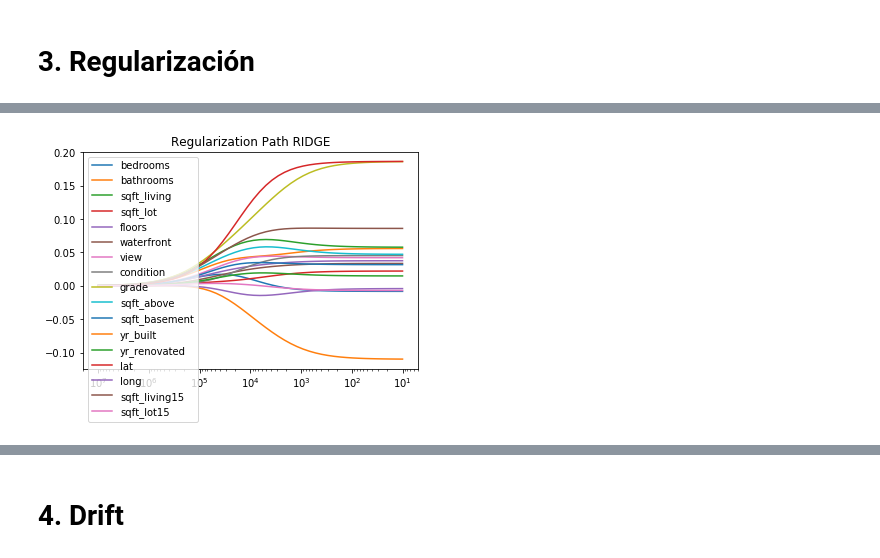
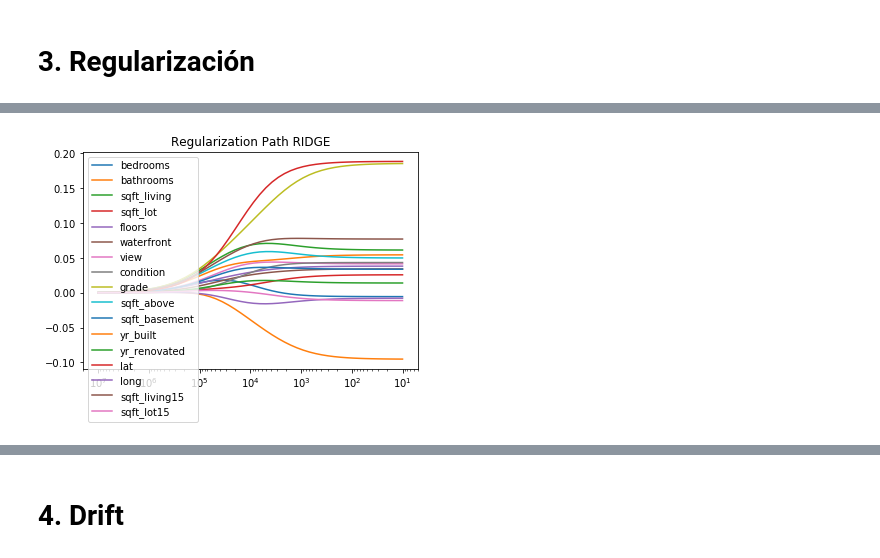
Before and after one commit to sebastian-aranda/machine_learning_utfsm, a Jupyter notebook: Tarea 1.ipynb, the cells around one changed output, grey strips where cells are left out. Drawn from its saved outputs; the diff is of its cells as text; code cells hidden in the pictures.

```diff
--- a/Tarea 1.ipynb
+++ b/Tarea 1.ipynb
@@ -339,0 +280,18 @@ totalvars=18, mse = 0.064516
+# %%
+import matplotlib.pylab as plt
+from sklearn.preprocessing import StandardScaler
+import sklearn.linear_model as lm
+
+df = pd.read_csv("kc_house_data.csv")
+df.drop(['id','date','zipcode',],axis=1,inplace=True)
+
+scaler = StandardScaler()
+df_scaled = pd.DataFrame(scaler.fit_transform(df), columns=df.columns)
+df_scaled['price'] = np.log(df['price'])
+
+X = df_scaled.iloc[:,1:]
+N = X.shape[0] #Cantidad de filas
+X.insert(X.shape[1], 'intercept', np.ones(N))
+X2 = X.drop('intercept', axis=1,inplace=False)
+y = df_scaled['price']
+X_train, X_test, y_train, y_test = train_test_split(X.as_matrix(), y.as_matrix(), test_size=0.3, random_state=0)
@@ -340,49 +304,24 @@ totalvars=18, mse = 0.064516
 # %%
-df = pd.read_csv("kc_house_data.csv")
-df.drop(['id','date','zipcode',],axis=1,inplace=True)
-
-from sklearn.preprocessing import StandardScaler
-scaler = StandardScaler()
-df_scaled = pd.DataFrame(scaler.fit_transform(df), columns=df.columns)
-df_scaled['price'] = np.log(df['price'])
-
-import sklearn.linear_model as lm
-X = df_scaled.iloc[:,1:]
-N = X.shape[0] #Cantidad de filas
-X.insert(X.shape[1], 'intercept', np.ones(N))
-X2 = X.drop('intercept', axis=1,inplace=False)
-y = df_scaled['price']
-
-mascara = np.zeros(len(X))
-limit = int(len(X)*0.7)
-mascara[:limit] = 1
-istrain = mascara == 1
-
-Xtrain = X2[istrain]
-ytrain = y[istrain]
-Xtest = X[np.logical_not(istrain)]
-ytest = y[np.logical_not(istrain)]
-
 from sklearn.linear_model import Ridge
-import matplotlib.pylab as plt
-
-names_regressors = X2.columns
 alphas_ = np.logspace(7,1,base=10)
 coefs = []
 model = Ridge(fit_intercept=True,solver='svd')
 for a in alphas_:
     model.set_params(alpha=a)
-    model.fit(Xtrain, ytrain)
+    model.fit(X_train, y_train)
     coefs.append(model.coef_)
 ax = plt.gca()
+names_regressors = X2.columns
+aux = zip(np.squeeze(coefs).T, names_regressors)
 for y_arr, label in zip(np.squeeze(coefs).T, names_regressors):
     plt.plot(alphas_, y_arr, label=label)
+
 plt.legend()
 ax.set_xscale('log')
 ax.set_xlim(ax.get_xlim()[::-1]) # reverse axis
 plt.title('Regularization Path RIDGE')
 plt.axis('tight')
 plt.legend(loc=2)
 plt.show()
 # %% [output]
-[figure, old version]
+[figure, new version]
```
Also changed, not shown: parts of 29 cells of this notebook, 1 other file.
